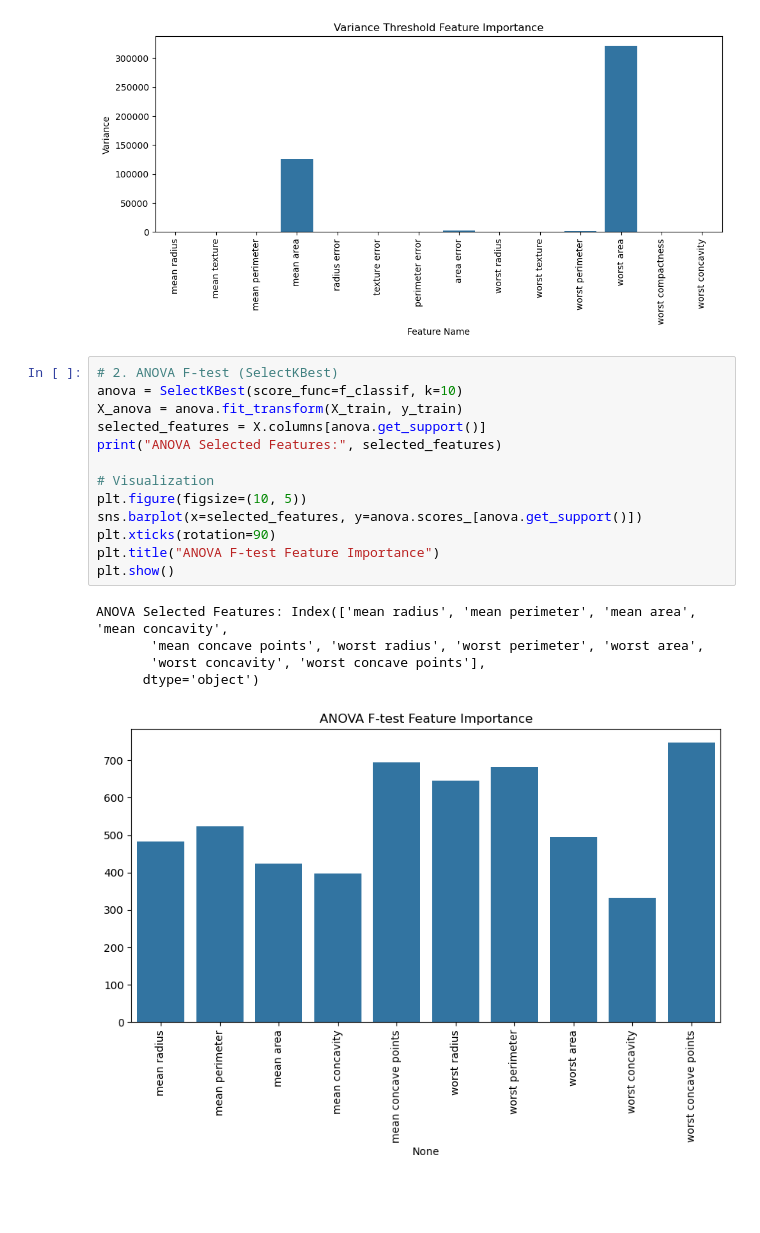
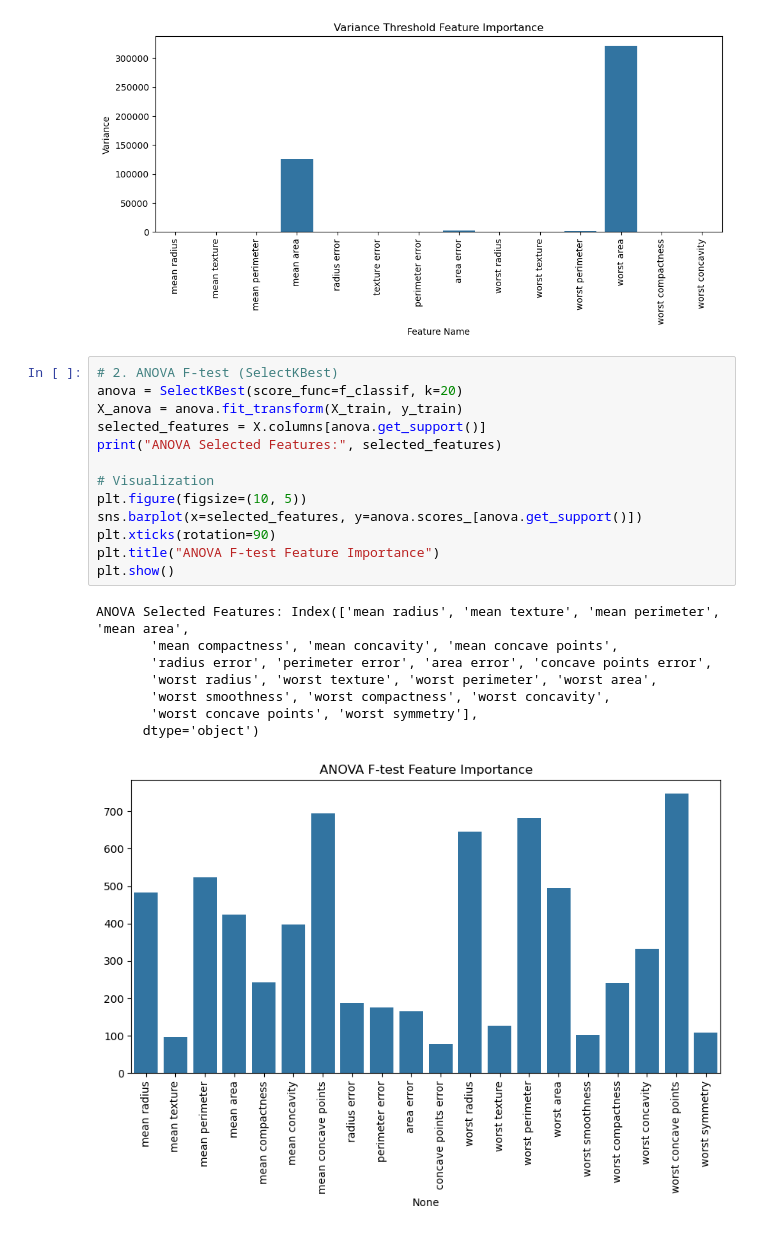
Before and after one commit to tasninanika/Feature_Selection, a Jupyter notebook: selection.ipynb, the cells around one changed output. Saved outputs shown, nothing was run; the diff lists cells and outputs as text; blank space fills up the shorter version.

```diff
--- a/selection.ipynb
+++ b/selection.ipynb
@@ -106,20 +106,23 @@ Variance Threshold Selected Features: Index(['mean radius', 'mean texture', 'mea
 [figure]
 # %%
 # 2. ANOVA F-test (SelectKBest)
-anova = SelectKBest(score_func=f_classif, k=10)
+anova = SelectKBest(score_func=f_classif, k=20)
 X_anova = anova.fit_transform(X_train, y_train)
 selected_features = X.columns[anova.get_support()]
 print("ANOVA Selected Features:", selected_features)
 
 # Visualization
 plt.figure(figsize=(10, 5))
 sns.barplot(x=selected_features, y=anova.scores_[anova.get_support()])
 plt.xticks(rotation=90)
 plt.title("ANOVA F-test Feature Importance")
 plt.show()
 # %% [output]
-ANOVA Selected Features: Index(['mean radius', 'mean perimeter', 'mean area', 'mean concavity',
-       'mean concave points', 'worst radius', 'worst perimeter', 'worst area',
-       'worst concavity', 'worst concave points'],
+ANOVA Selected Features: Index(['mean radius', 'mean texture', 'mean perimeter', 'mean area',
+       'mean compactness', 'mean concavity', 'mean concave points',
+       'radius error', 'perimeter error', 'area error', 'concave points error',
+       'worst radius', 'worst texture', 'worst perimeter', 'worst area',
+       'worst smoothness', 'worst compactness', 'worst concavity',
+       'worst concave points', 'worst symmetry'],
       dtype='object')
-[figure, old version]
+[figure, new version]
```
Also changed, not shown: parts of 1 cell of this notebook.
